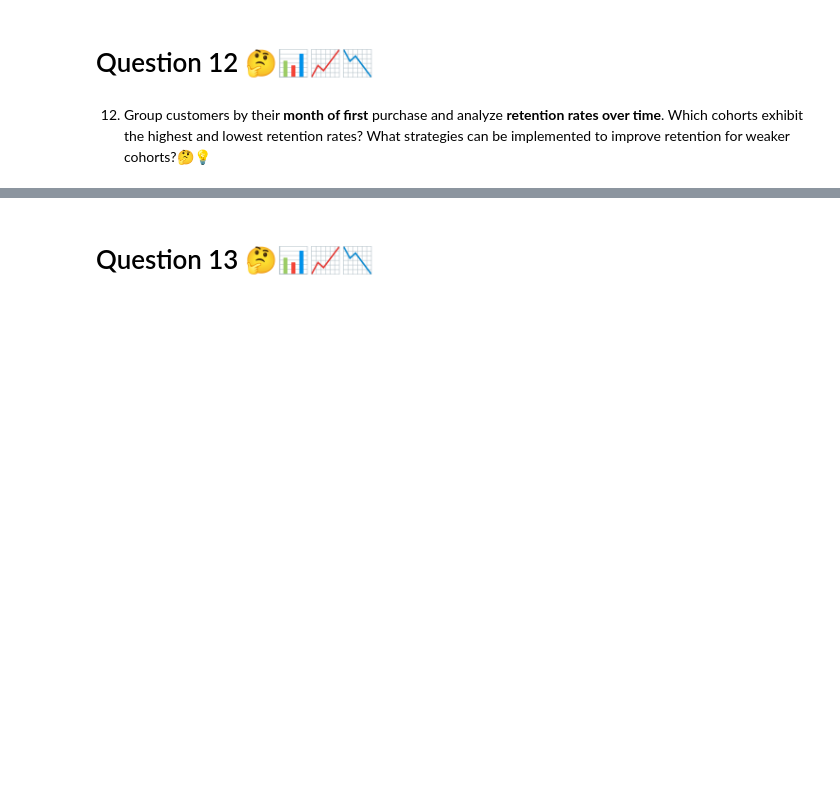
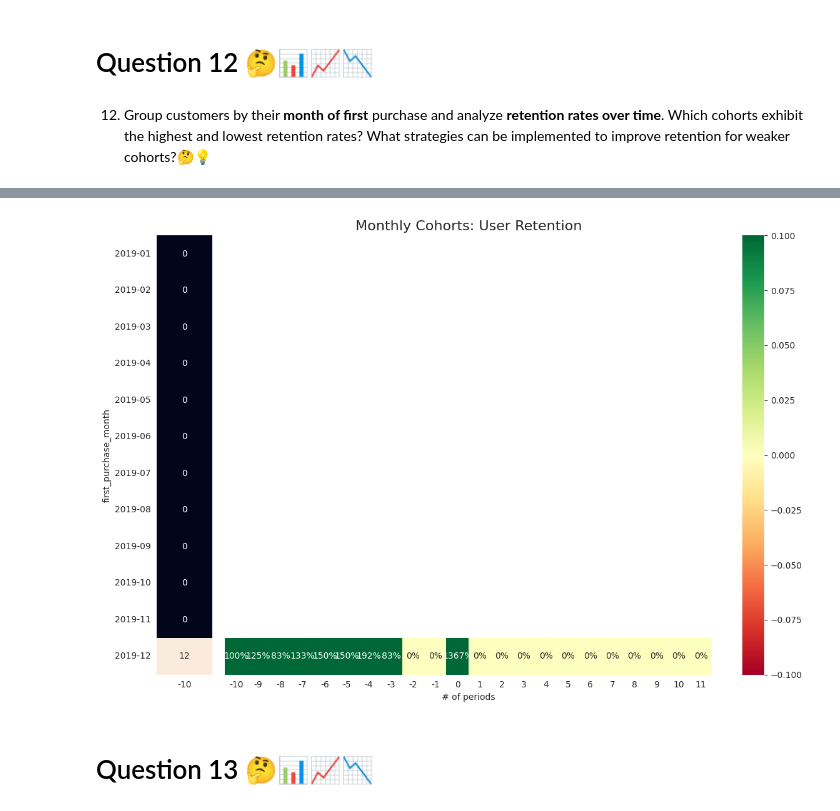
Before and after one commit to Smita569/E-commerce_Marketing_and_sales, a Jupyter notebook: E_commerce_Marketing_and_sales_Business_Case.ipynb, the cells around one changed output, grey strips where cells are left out. Drawn from its saved outputs; the diff is of its cells as text; code cells hidden in the pictures; blank space fills up the shorter version.

```diff
--- a/E_commerce_Marketing_and_sales_Business_Case.ipynb
+++ b/E_commerce_Marketing_and_sales_Business_Case.ipynb
@@ -802,0 +824,3 @@ plt.show()
+# %%
+df_sales_with_first_purchase_grp['period_number'] = (df_sales_with_first_purchase_grp.order_month - df_sales_with_first_purchase_grp.first_purchase_month).apply( attrgetter('n'))
+df_sales_with_first_purchase_grp.head()
@@ -802,0 +834,3 @@ plt.show()
+# %%
+cohort_pivot = df_sales_with_first_purchase_grp.pivot_table(index='first_purchase_month', columns='period_number', values='Number_of_customers').fillna(0)
+cohort_pivot.head()
@@ -802,0 +846,3 @@ plt.show()
+# %%
+cohort_size = cohort_pivot.iloc[:, 0]
+cohort_size
@@ -802,0 +865,3 @@ plt.show()
+# %%
+retention_matrix = cohort_pivot.divide(cohort_size, axis=0)
+retention_matrix
@@ -803,3 +884,28 @@ plt.show()
+# %%
+with sns.axes_style("white"):
+    fig, ax = plt.subplots(1, 2, figsize=(12, 8), sharey=True, gridspec_kw={'width_ratios': [1, 11]})
+
+    # retention matrix
+    sns.heatmap(retention_matrix,
+                mask=retention_matrix.isnull(),
+                annot=True,
+                fmt='.0%',
+                cmap='RdYlGn',
+                ax=ax[1])
+    ax[1].set_title('Monthly Cohorts: User Retention', fontsize=16)
+    ax[1].set(xlabel='# of periods',
+              ylabel='')
+   # cohort size
+    cohort_size_df = pd.DataFrame(cohort_size).rename(columns={0: 'cohort_size'})
+    sns.heatmap(cohort_size_df,
+                annot=True,
+                cbar=False,
+                fmt='g',
+                ax=ax[0])
+
+    fig.tight_layout()
+# %% [output]
+[figure, added]
 # %% [markdown]
 # Question 13 🤔📊📈📉
 # %% [markdown]
```
Also changed, not shown: parts of 7 cells of this notebook.
